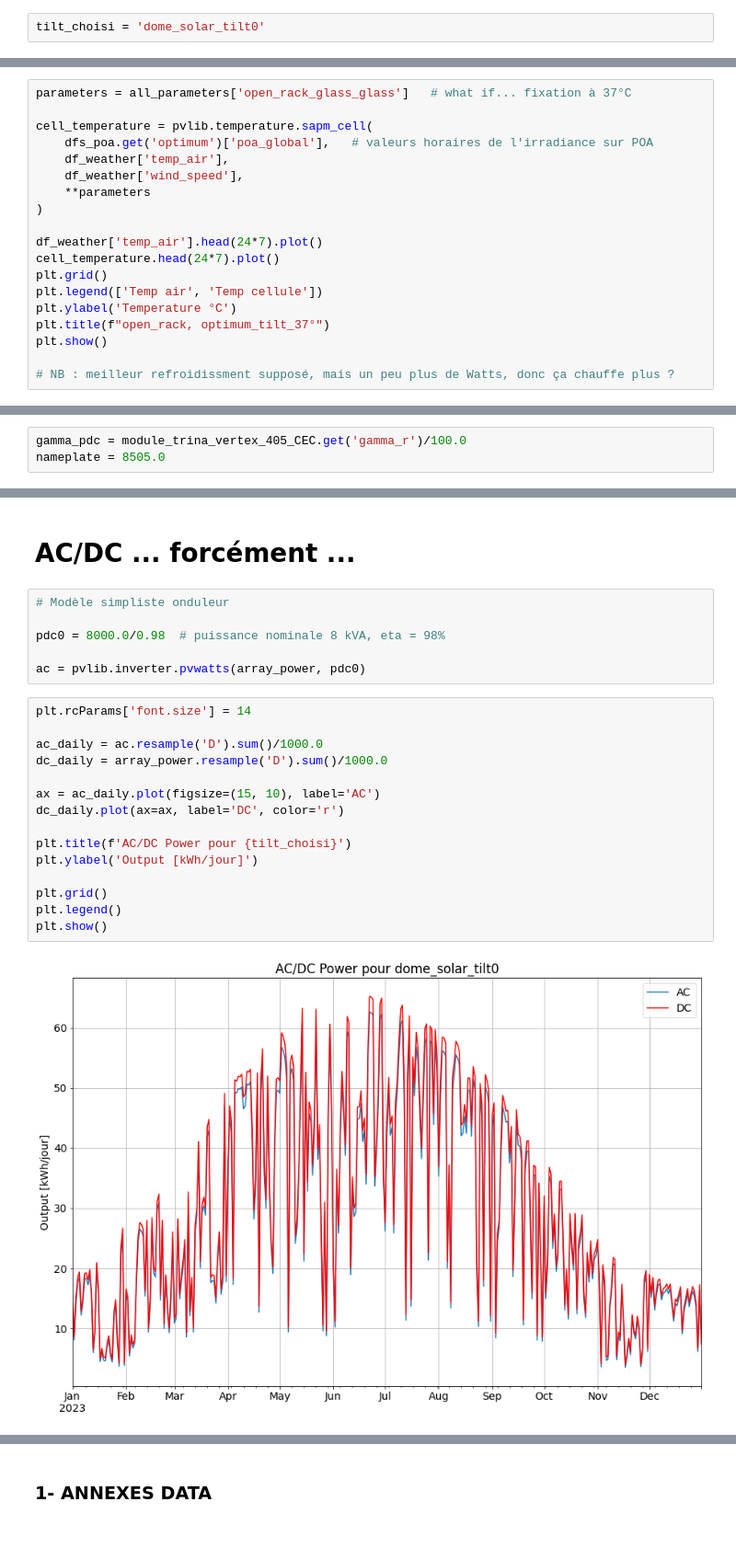
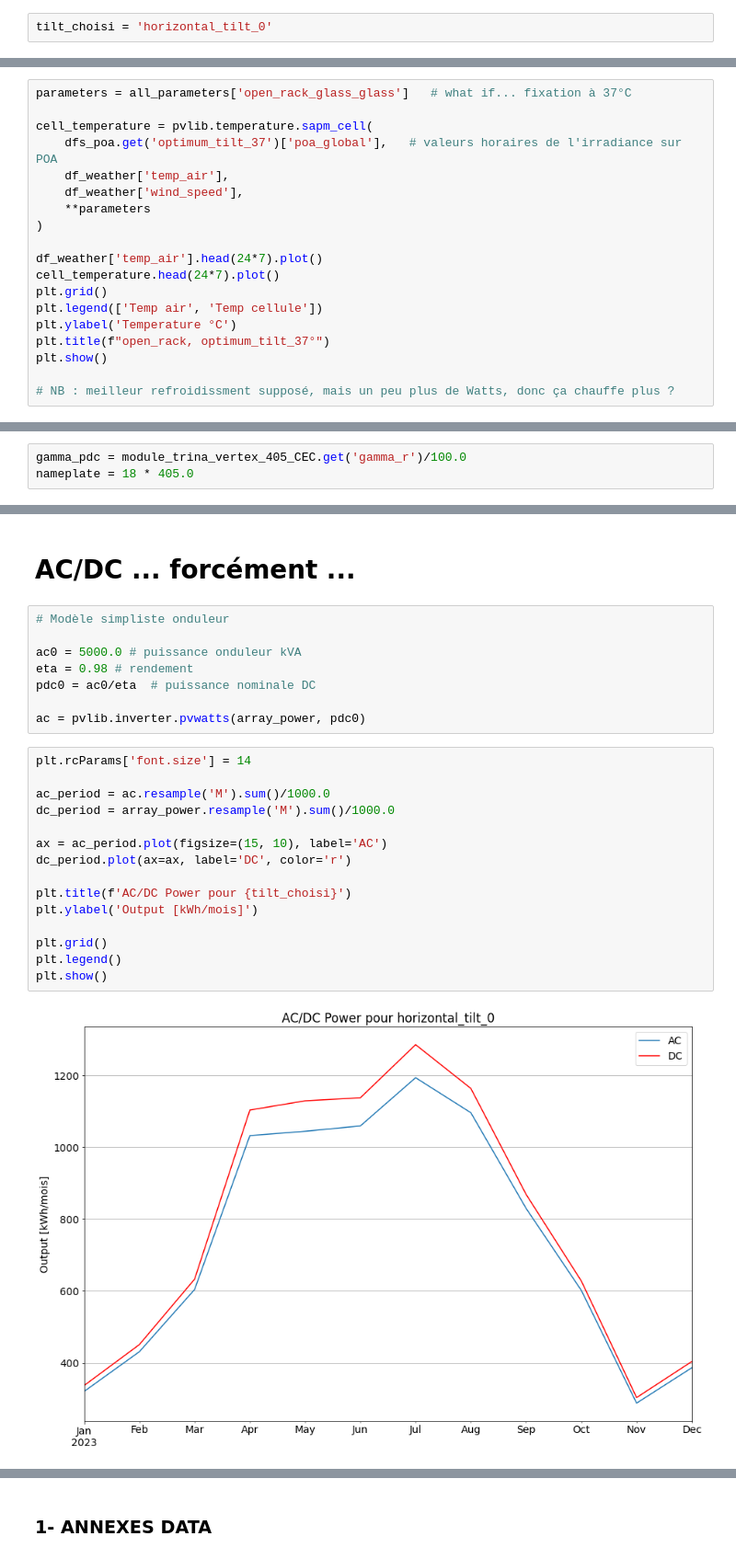
Before and after one commit to BenjaminDeporte/PV, a Jupyter notebook: Code/TutoPVlib.ipynb, the cells around one changed output, grey strips where cells are left out. Shown at 92% size. Cells and saved outputs as stored; diff of their text form; blank space fills up the shorter version.

Commit message:
Modeles cell temp et DC outpu

```diff
--- a/Code/TutoPVlib.ipynb
+++ b/Code/TutoPVlib.ipynb
@@ -183,7 +179,7 @@ POA global annuel = 1526 kWh/m²
 # %% [markdown]
 # Choix CONFIG
 # %%
-tilt_choisi = 'dome_solar_tilt0'
+tilt_choisi = 'horizontal_tilt_0'
 # %% [markdown]
 # Module Temperature
 
@@ -225,7 +243,7 @@ plt.show()
 parameters = all_parameters['open_rack_glass_glass']   # what if... fixation à 37°C
 
 cell_temperature = pvlib.temperature.sapm_cell(
-    dfs_poa.get('optimum')['poa_global'],   # valeurs horaires de l'irradiance sur POA
+    dfs_poa.get('optimum_tilt_37')['poa_global'],   # valeurs horaires de l'irradiance sur POA
     df_weather['temp_air'],
     df_weather['wind_speed'],
     **parameters
@@ -392,7 +410,7 @@ f.tight_layout()
 https://pvsc-python-tutorials.github.io/PVSC48-Python-Tutorial/Tutorial%205%20-%20Array%20Power.html
 # %%
 gamma_pdc = module_trina_vertex_405_CEC.get('gamma_r')/100.0
-nameplate = 8505.0
+nameplate = 18 * 405.0
 # %%
 array_power = pvlib.pvsystem.pvwatts_dc(
     dfs_poa.get(tilt_choisi)['poa_global'],
@@ -414,25 +432,27 @@ DC Power annuel pour dome_solar_tilt0 : 11019 kWh
 # %%
 # Modèle simpliste onduleur
 
-pdc0 = 8000.0/0.98  # puissance nominale 8 kVA, eta = 98%
+ac0 = 5000.0 # puissance onduleur kVA
+eta = 0.98 # rendement
+pdc0 = ac0/eta  # puissance nominale DC
 
 ac = pvlib.inverter.pvwatts(array_power, pdc0)
 # %%
 plt.rcParams['font.size'] = 14
 
-ac_daily = ac.resample('D').sum()/1000.0
-dc_daily = array_power.resample('D').sum()/1000.0
+ac_period = ac.resample('M').sum()/1000.0
+dc_period = array_power.resample('M').sum()/1000.0
 
-ax = ac_daily.plot(figsize=(15, 10), label='AC')
-dc_daily.plot(ax=ax, label='DC', color='r')
+ax = ac_period.plot(figsize=(15, 10), label='AC')
+dc_period.plot(ax=ax, label='DC', color='r')
 
 plt.title(f'AC/DC Power pour {tilt_choisi}')
-plt.ylabel('Output [kWh/jour]')
+plt.ylabel('Output [kWh/mois]')
 
 plt.grid()
 plt.legend()
 plt.show()
 # %% [output]
-[figure, old version]
+[figure, new version]
 # %%
 print (f"Modèle = {tilt_choisi}")
```
Also changed, not shown: parts of 10 cells of this notebook.
